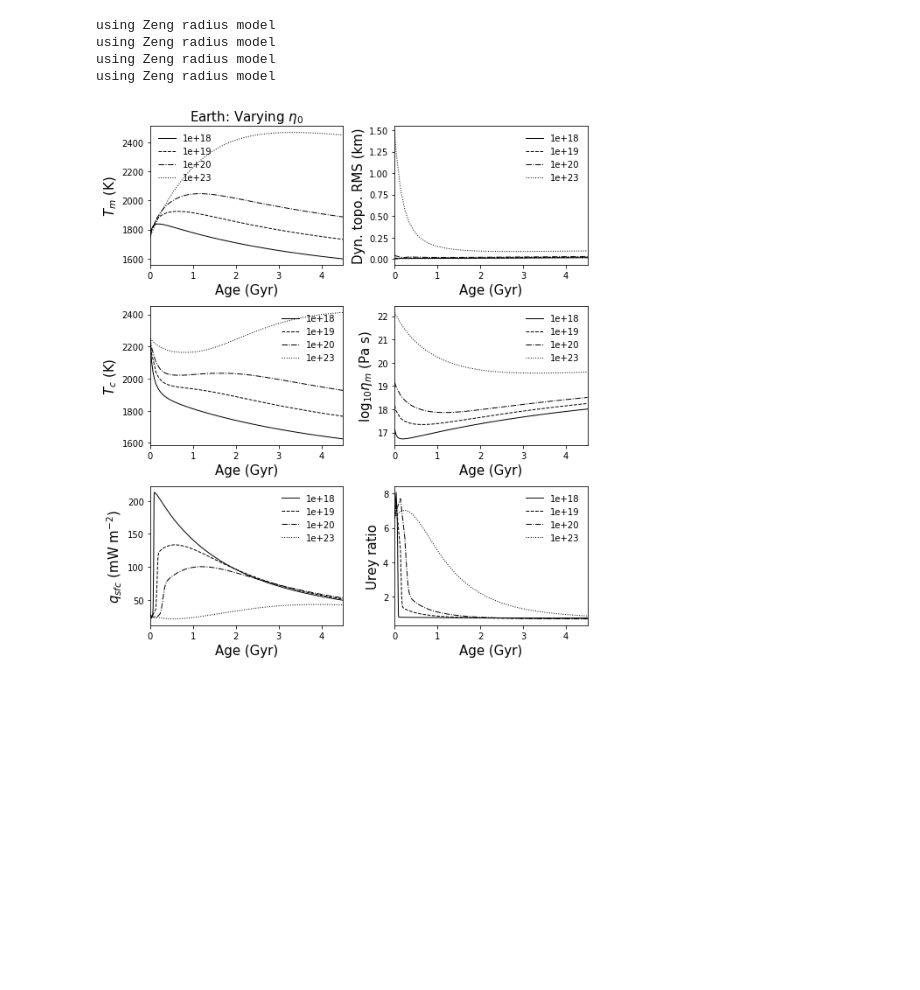
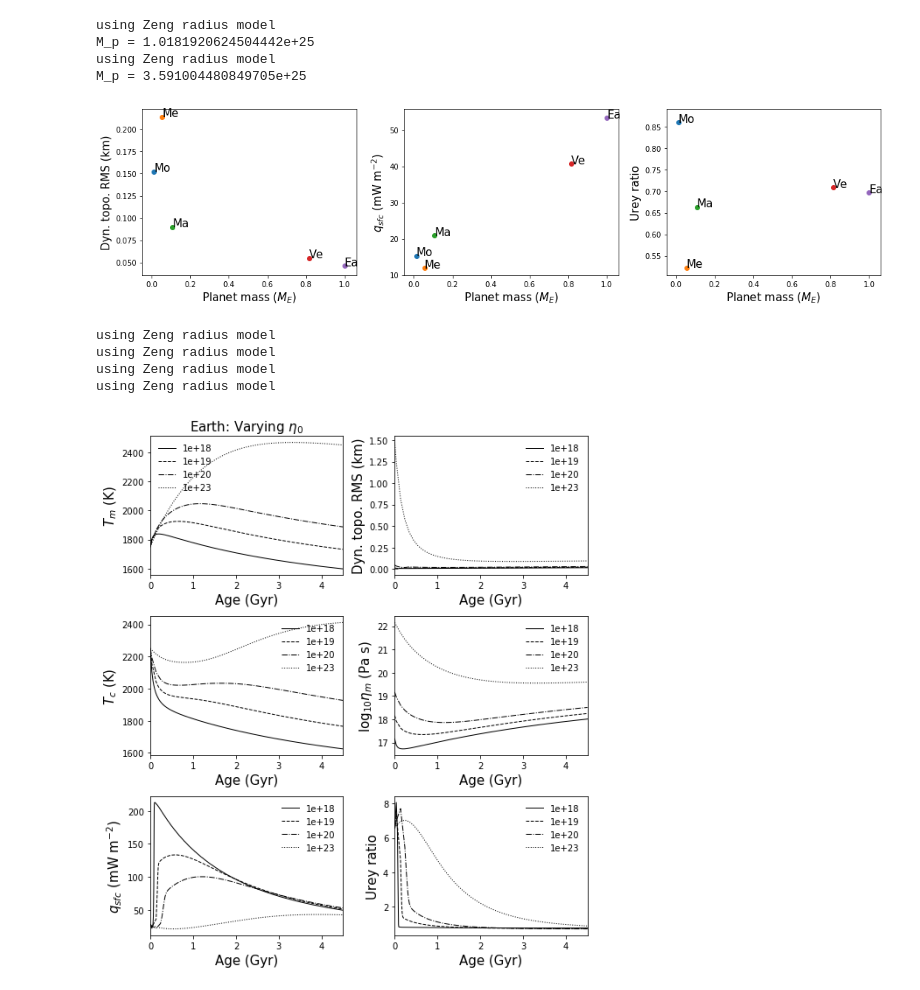
Before and after one commit to clairesworld/exo-top, a Jupyter notebook: top_model.ipynb, the cells around one changed output. Saved outputs shown, nothing was run; the diff lists cells and outputs as text; code cells hidden in the pictures; blank space fills up the shorter version.

```diff
--- a/top_model.ipynb
+++ b/top_model.ipynb
@@ -14,3 +36,10 @@ import topography as top
+# %%
+test = bulk_planets(N=2, name='M_p', mini=0.5*p.M_E, maxi=8*p.M_E)
+# %% [output]
+using Zeng radius model
+M_p = 1.0181920624504442e+25
+using Zeng radius model
+M_p = 3.591004480849705e+25
 # %%
 ###### PLOTTING ######
 
@@ -289,2 +360,15 @@ def Tl_from_Tmean(R_c=None, R_l=None, R_p=None, T_avg=None, T_s=None, a0=None, k
+# %%
+##### plot final evolution on single mass axis ######
+planets = [Moon1, Mercury1, Mars1, Venus, Earth]
+
+# create some default planets just varying mass
+
+names = {'dyn_top_rms':('Dyn. topo. RMS (km)', 1e-3),
+         'q_sfc':('$q_{sfc}$ (mW m$^{-2}$)',1e3),
+         'urey':('Urey ratio',1),
+        }
+fig, axes = plot_vs_mass(planets, names, labels=True, labelsize=15, plots_save=True)
+# %% [output]
+[figure, added]
 # %%
 ######  test effect of changing reference viscosity on Earth
```
Also changed, not shown: parts of 10 cells of this notebook, 2 other files.
